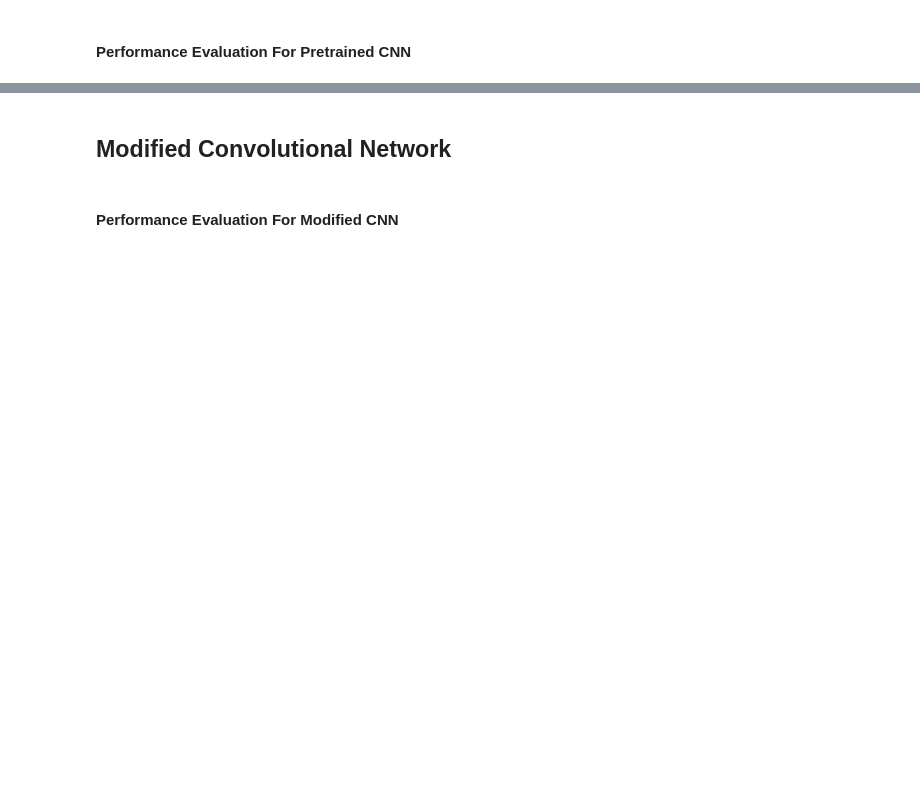
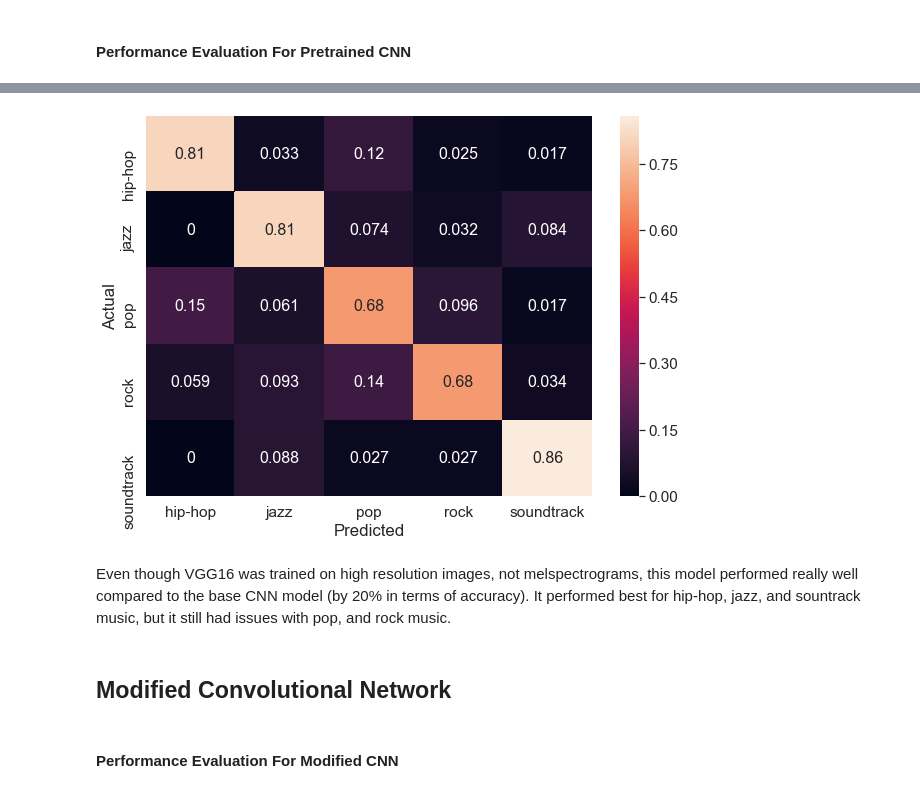
Before and after one commit to xnell90/Music-Genre-Classifier, a Jupyter notebook: model/model_development.ipynb, the cells around one changed output, grey strips where cells are left out. Cells and saved outputs as stored; diff of their text form; code cells hidden in the pictures; blank space fills up the shorter version.

```diff
--- a/model/model_development.ipynb
+++ b/model/model_development.ipynb
@@ -209,0 +319,3 @@ The question now is, can we achieve a better accuracy using a CNN?
+# %%
+pretrained_cnn_model.evaluate(X_test, y_test)
+y_predict = pretrained_cnn_model.predict(X_test)
@@ -209,0 +328,6 @@ The question now is, can we achieve a better accuracy using a CNN?
+# %%
+confusion_plot(y_test, y_predict)
+# %% [output]
+[figure, added]
+# %% [markdown]
+Even though VGG16 was trained on high resolution images, not melspectrograms, this model performed really well compared to the base CNN model (by 20% in terms of accuracy). It performed best for hip-hop, jazz, and sountrack music, but it still had issues with pop, and rock music.
```
Also changed, not shown: parts of 17 cells of this notebook, 2 other files.
